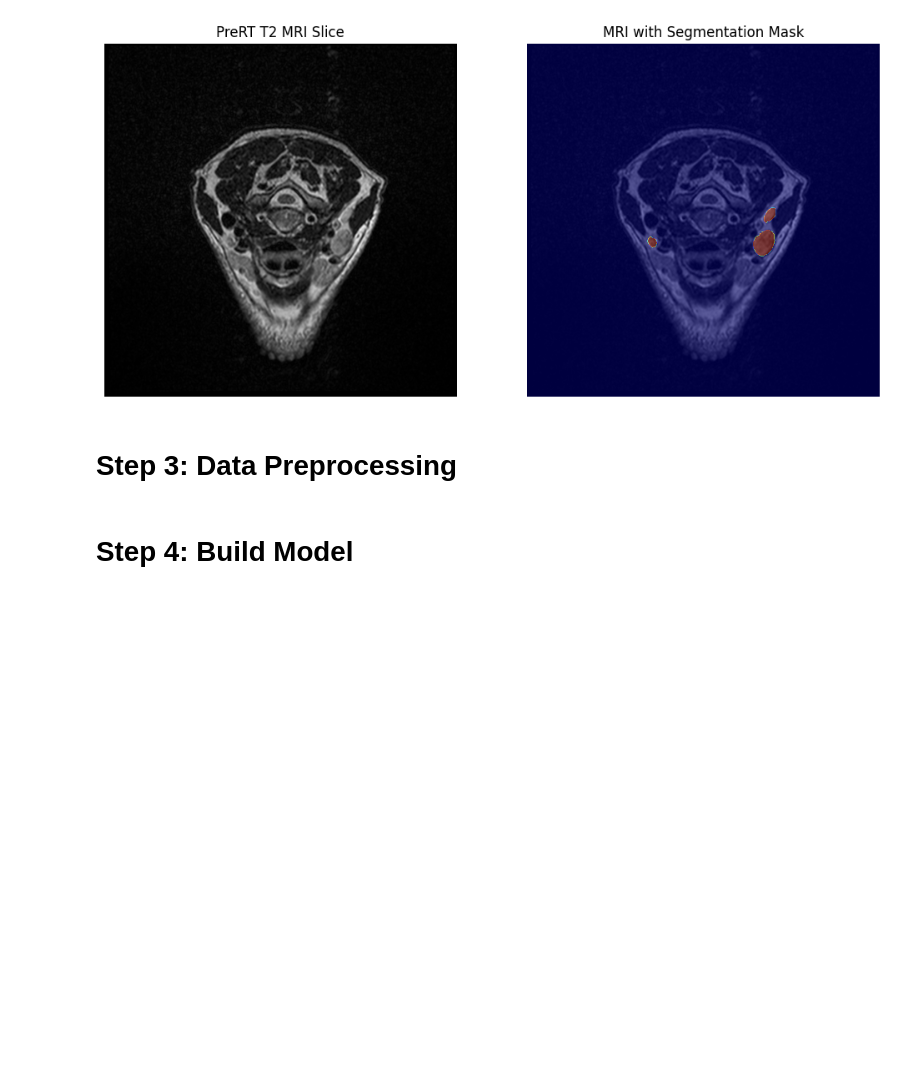
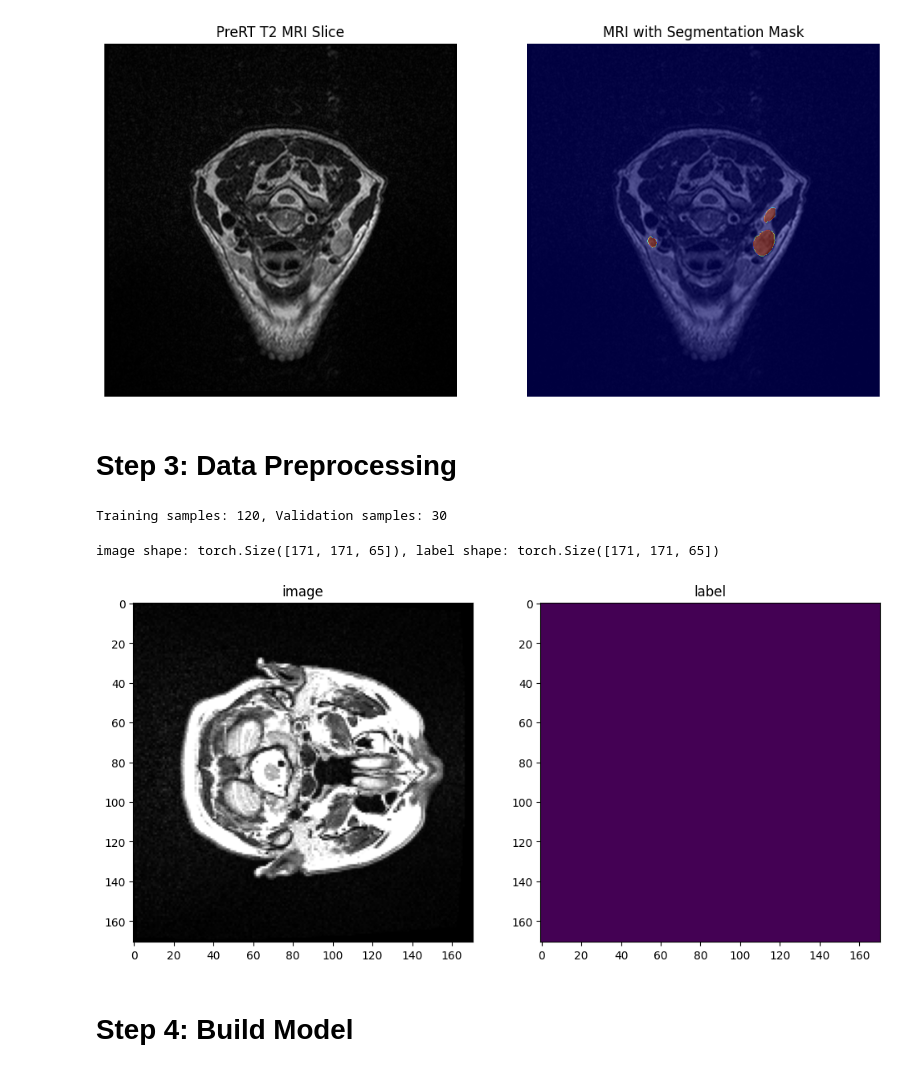
Before and after one commit to bjorneme/TDT17_mini_project, a Jupyter notebook: main.ipynb, the cells around one changed output. Drawn from its saved outputs; the diff is of its cells as text; code cells hidden in the pictures; blank space fills up the shorter version.

```diff
--- a/main.ipynb
+++ b/main.ipynb
@@ -108,0 +105,20 @@ plt.show()
+# %%
+from sklearn.model_selection import train_test_split
+
+# Prepare data dictionaries
+def get_data_dicts(patient_folders, data_dir):
+    data_dicts = []
+    for patient_id in patient_folders:
+        mri_path = os.path.join(data_dir, patient_id, 'preRT', f'{patient_id}_preRT_T2.nii.gz')
+        mask_path = os.path.join(data_dir, patient_id, 'preRT', f'{patient_id}_preRT_mask.nii.gz')
+        data_dicts.append({"image": mri_path, "label": mask_path})
+    return data_dicts
+
+data_dir = os.path.join(extracted_path, 'HNTSMRG24_train')
+data_dicts = get_data_dicts(patient_folders, data_dir)
+
+# Split data into training and validation sets
+train_files, val_files = train_test_split(data_dicts, test_size=0.2, random_state=42)
+print(f'Training samples: {len(train_files)}, Validation samples: {len(val_files)}')
+# %% [output]
+Training samples: 120, Validation samples: 30
@@ -108,0 +182,20 @@ plt.show()
+# %%
+from monai.data import CacheDataset, DataLoader, Dataset, decollate_batch
+from monai.utils import first
+
+check_ds = Dataset(data=val_files, transform=val_transforms)
+check_loader = DataLoader(check_ds, batch_size=1)
+check_data = first(check_loader)
+image, label = (check_data["image"][0][0], check_data["label"][0][0])
+print(f"image shape: {image.shape}, label shape: {label.shape}")
+plt.figure("check", (12, 6))
+plt.subplot(1, 2, 1)
+plt.title("image")
+plt.imshow(image[:, :, 64], cmap="gray")
+plt.subplot(1, 2, 2)
+plt.title("label")
+plt.imshow(label[:, :, 64])
+plt.show()
+# %% [output]
+image shape: torch.Size([171, 171, 65]), label shape: torch.Size([171, 171, 65])
+[figure, added]
```
Also changed, not shown: parts of 8 cells of this notebook.
